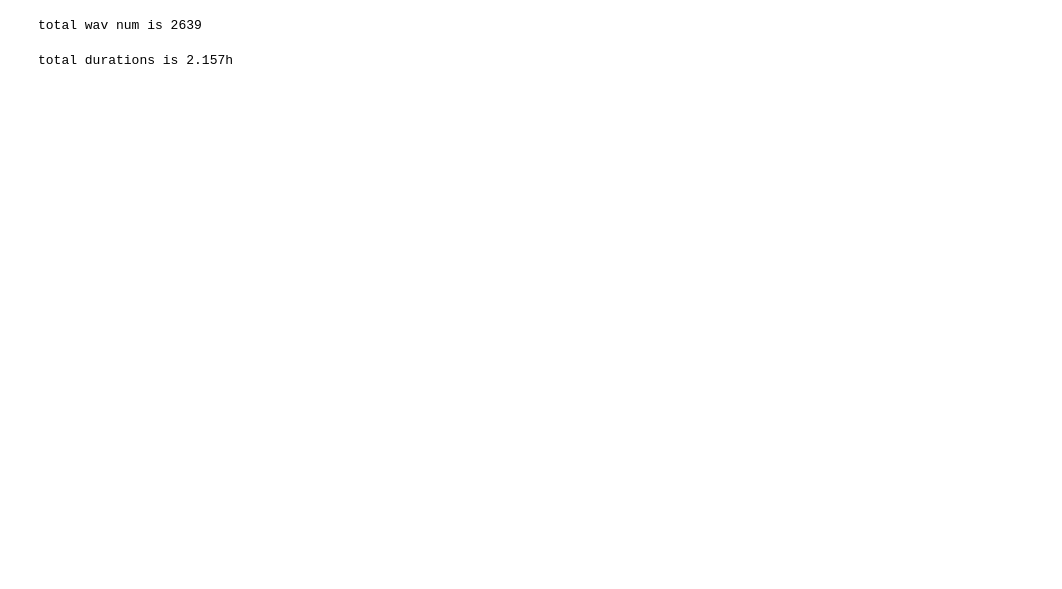
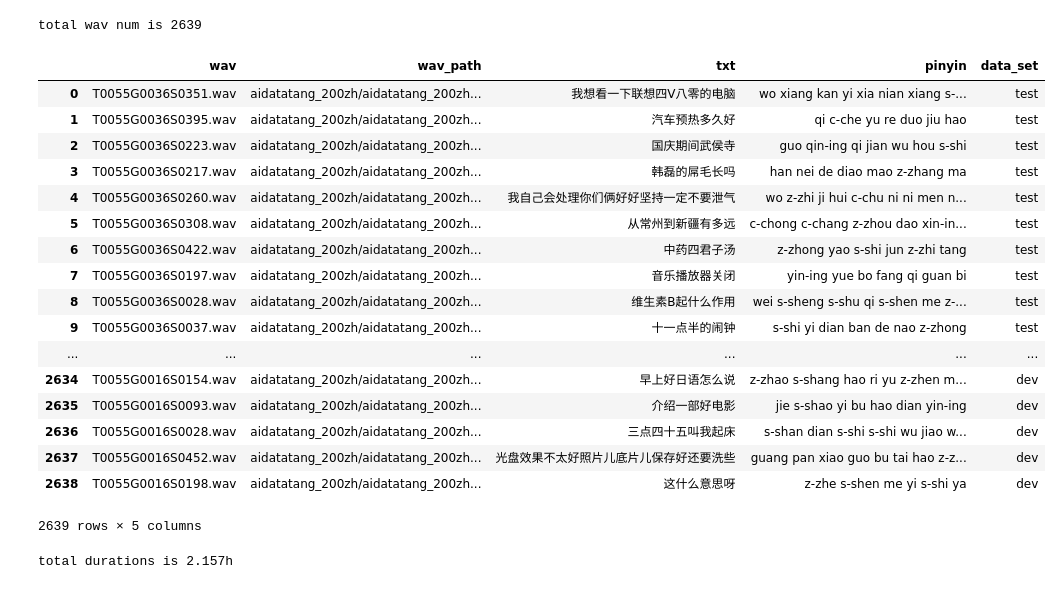
Before and after one commit to phecda-xu/asr-data-prepare, a Jupyter notebook: aidatatang_200zh/data_tang_process.ipynb, the cells around one changed output. Drawn from its saved outputs; the diff is of its cells as text; code cells hidden in the pictures; blank space fills up the shorter version.

```diff
--- a/aidatatang_200zh/data_tang_process.ipynb
+++ b/aidatatang_200zh/data_tang_process.ipynb
@@ -50,7 +50,7 @@ for data_set in os.listdir(data_path):
                 text_path = os.path.join(data_path, '{}/{}/{}'.format(data_set,person, wav_file.replace('wav','txt')))
                 txt = read_text(text_path)
                 text_list.append(txt)
-                text_pinyin = ' '.join([pinyin_cover(i) for i in lazy_pinyin(txt)])
+                text_pinyin = ' '.join([pinyin_cover(i) for i in lazy_pinyin(txt, errors='ignore')])
                 pinyin_list.append(text_pinyin)
 # %%
 print("total wav num is {}".format(len(wav_list)))
@@ -65,6 +65,27 @@ data["durations"] = duration_list
 data["txt"] = text_list
 data['pinyin'] = pinyin_list
 data["data_set"] = data_set_list
+# %%
+data
+# %% [output]
+|  | wav | wav_path | txt | pinyin | data_set |
+| 0 | T0055G0036S0351.wav | aidatatang_200zh/aidatatang_200zh... | 我想看一下联想四V八零的电脑 | wo xiang kan yi xia nian xiang s-... | test |
+| 1 | T0055G0036S0395.wav | aidatatang_200zh/aidatatang_200zh... | 汽车预热多久好 | qi c-che yu re duo jiu hao | test |
+| 2 | T0055G0036S0223.wav | aidatatang_200zh/aidatatang_200zh... | 国庆期间武侯寺 | guo qin-ing qi jian wu hou s-shi | test |
+| 3 | T0055G0036S0217.wav | aidatatang_200zh/aidatatang_200zh... | 韩磊的屌毛长吗 | han nei de diao mao z-zhang ma | test |
+| 4 | T0055G0036S0260.wav | aidatatang_200zh/aidatatang_200zh... | 我自己会处理你们俩好好坚持一定不要泄气 | wo z-zhi ji hui c-chu ni ni men n... | test |
+| 5 | T0055G0036S0308.wav | aidatatang_200zh/aidatatang_200zh... | 从常州到新疆有多远 | c-chong c-chang z-zhou dao xin-in... | test |
+| 6 | T0055G0036S0422.wav | aidatatang_200zh/aidatatang_200zh... | 中药四君子汤 | z-zhong yao s-shi jun z-zhi tang | test |
+| 7 | T0055G0036S0197.wav | aidatatang_200zh/aidatatang_200zh... | 音乐播放器关闭 | yin-ing yue bo fang qi guan bi | test |
+| 8 | T0055G0036S0028.wav | aidatatang_200zh/aidatatang_200zh... | 维生素B起什么作用 | wei s-sheng s-shu qi s-shen me z-... | test |
+| 9 | T0055G0036S0037.wav | aidatatang_200zh/aidatatang_200zh... | 十一点半的闹钟 | s-shi yi dian ban de nao z-zhong | test |
+| ... | ... | ... | ... | ... | ... |
+| 2634 | T0055G0016S0154.wav | aidatatang_200zh/aidatatang_200zh... | 早上好日语怎么说 | z-zhao s-shang hao ri yu z-zhen m... | dev |
+| 2635 | T0055G0016S0093.wav | aidatatang_200zh/aidatatang_200zh... | 介绍一部好电影 | jie s-shao yi bu hao dian yin-ing | dev |
+| 2636 | T0055G0016S0028.wav | aidatatang_200zh/aidatatang_200zh... | 三点四十五叫我起床 | s-shan dian s-shi s-shi wu jiao w... | dev |
+| 2637 | T0055G0016S0452.wav | aidatatang_200zh/aidatatang_200zh... | 光盘效果不太好照片儿底片儿保存好还要洗些 | guang pan xiao guo bu tai hao z-z... | dev |
+| 2638 | T0055G0016S0198.wav | aidatatang_200zh/aidatatang_200zh... | 这什么意思呀 | z-zhe s-shen me yi s-shi ya | dev |
+2639 rows × 5 columns
 # %%
 print("total durations is {}h".format(round(sum(data.durations)/3600.0,3)))
 # %% [output]
```
Also changed, not shown: 11 other files.
